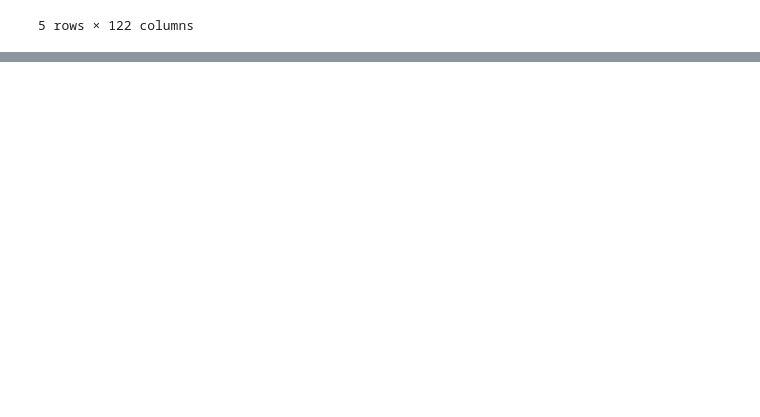
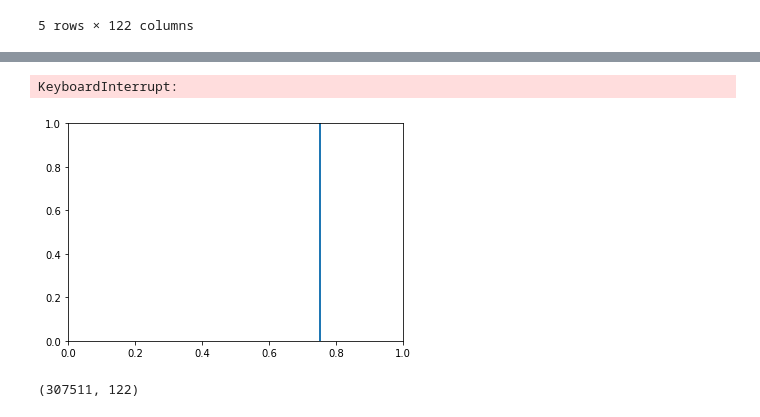
Before and after one commit to cccedith789/3rd-ML100Days, a Jupyter notebook: Day_008_HW-直方圖.ipynb, the cells around one changed output, grey strips where cells are left out. Drawn from its saved outputs; the diff is of its cells as text; code cells hidden in the pictures; blank space fills up the shorter version.

```diff
--- a/Day_008_HW-直方圖.ipynb
+++ b/Day_008_HW-直方圖.ipynb
@@ -60,0 +67,9 @@ plt.show
+# %%
+app_train['AMT_INCOME_TOTAL'].describe()
+# %% [output]
+KeyboardInterrupt:
+[figure, added]
+# %%
+app_train.shape
+# %% [output]
+(307511, 122)
```
Also changed, not shown: parts of 15 cells of this notebook, 1 other file.
